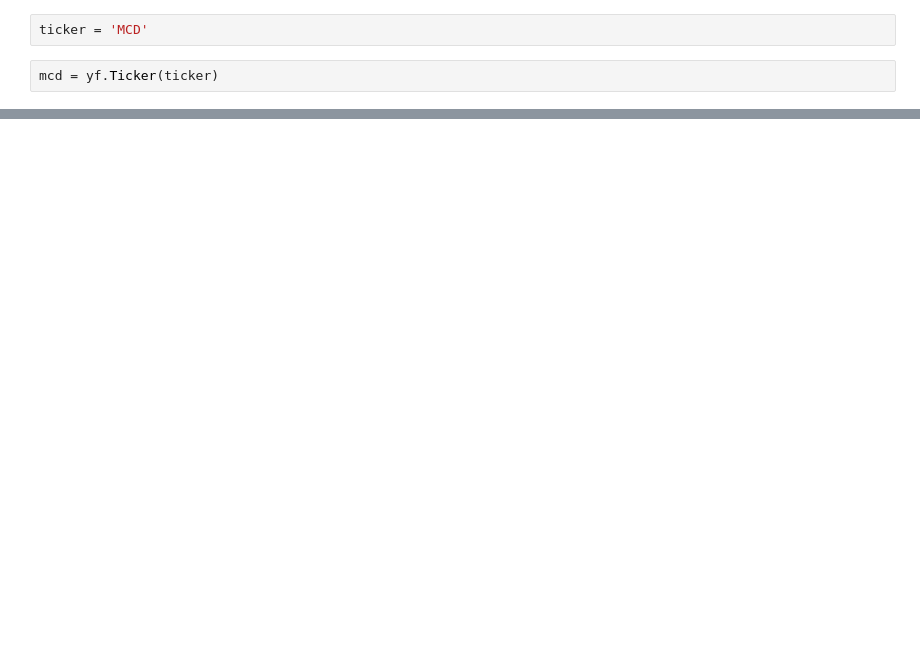
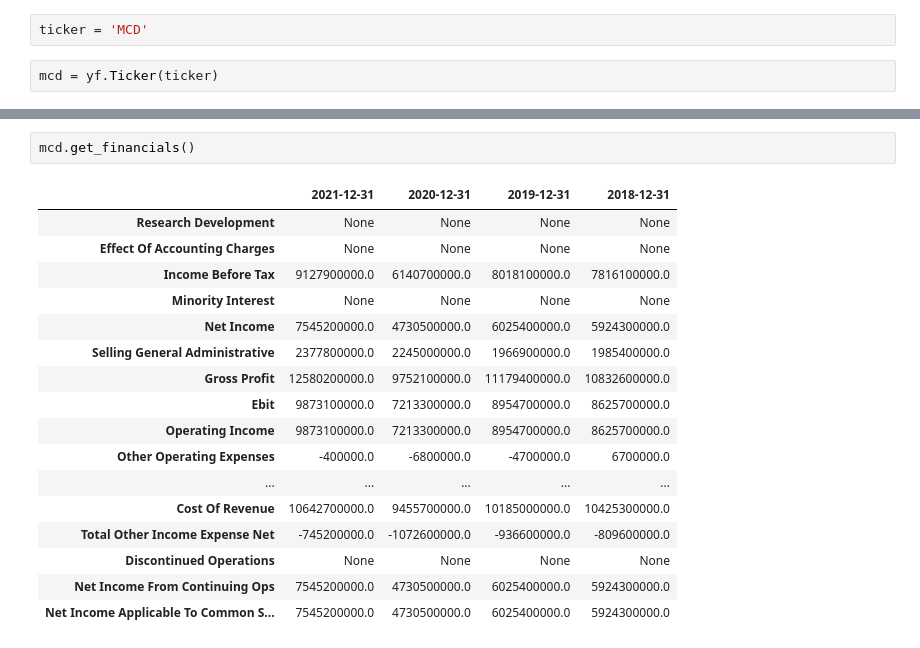
Before and after one commit to TVHM/Microcradentials_Business, a Jupyter notebook: mcd.ipynb, the cells around one changed output, grey strips where cells are left out. Saved outputs shown, nothing was run; the diff lists cells and outputs as text; blank space fills up the shorter version.

```diff
--- a/mcd.ipynb
+++ b/mcd.ipynb
@@ -27,0 +63,20 @@ mcd = yf.Ticker(ticker)
+# %%
+mcd.get_financials()
+# %% [output]
+|  | 2021-12-31 | 2020-12-31 | 2019-12-31 | 2018-12-31 |
+| Research Development | None | None | None | None |
+| Effect Of Accounting Charges | None | None | None | None |
+| Income Before Tax | 9127900000.0 | 6140700000.0 | 8018100000.0 | 7816100000.0 |
+| Minority Interest | None | None | None | None |
+| Net Income | 7545200000.0 | 4730500000.0 | 6025400000.0 | 5924300000.0 |
+| Selling General Administrative | 2377800000.0 | 2245000000.0 | 1966900000.0 | 1985400000.0 |
+| Gross Profit | 12580200000.0 | 9752100000.0 | 11179400000.0 | 10832600000.0 |
+| Ebit | 9873100000.0 | 7213300000.0 | 8954700000.0 | 8625700000.0 |
+| Operating Income | 9873100000.0 | 7213300000.0 | 8954700000.0 | 8625700000.0 |
+| Other Operating Expenses | -400000.0 | -6800000.0 | -4700000.0 | 6700000.0 |
+| ... | ... | ... | ... | ... |
+| Cost Of Revenue | 10642700000.0 | 9455700000.0 | 10185000000.0 | 10425300000.0 |
+| Total Other Income Expense Net | -745200000.0 | -1072600000.0 | -936600000.0 | -809600000.0 |
+| Discontinued Operations | None | None | None | None |
+| Net Income From Continuing Ops | 7545200000.0 | 4730500000.0 | 6025400000.0 | 5924300000.0 |
+| Net Income Applicable To Common S... | 7545200000.0 | 4730500000.0 | 6025400000.0 | 5924300000.0 |
```
Also changed, not shown: parts of 14 cells of this notebook.
